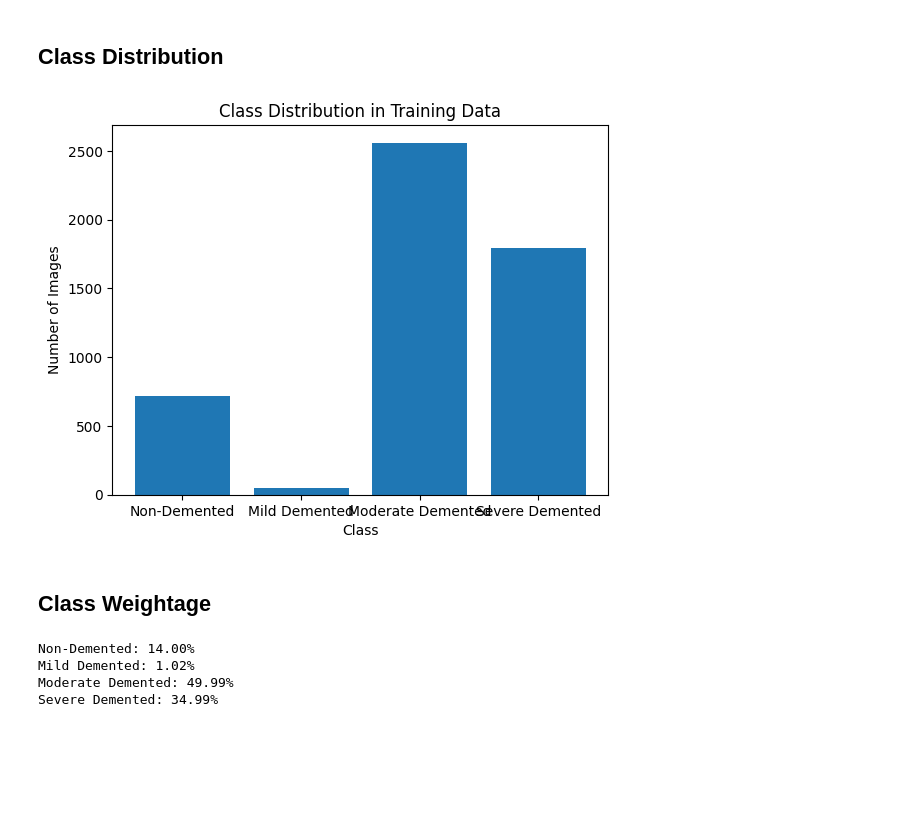
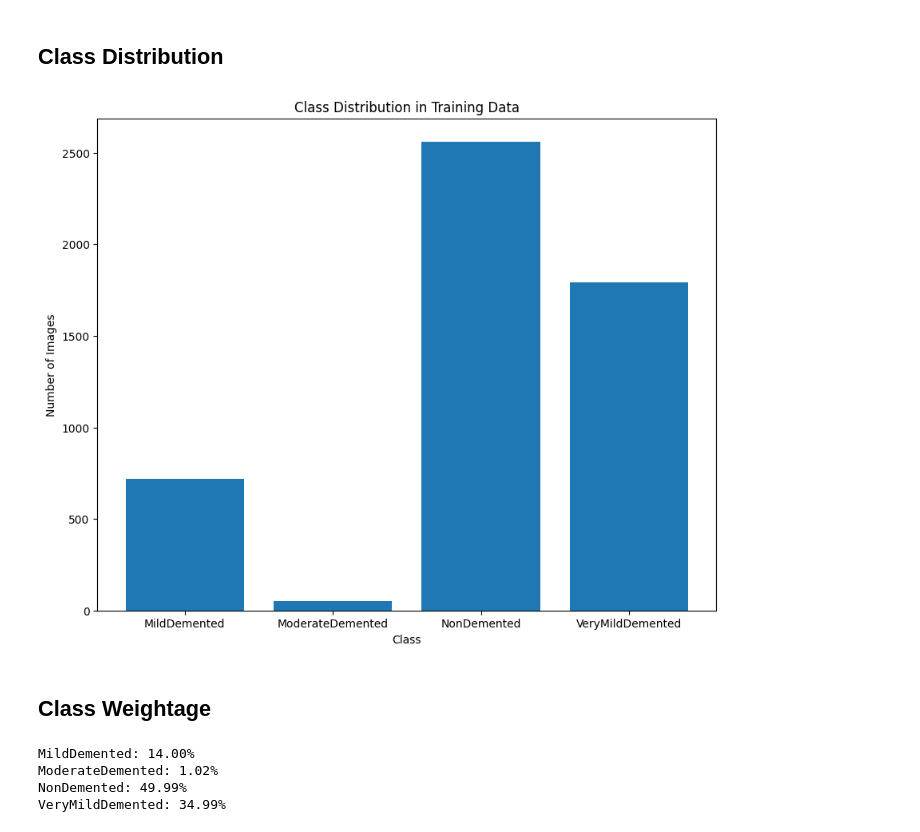
Before and after one commit to Jackhammer9/Alzheimer-CNN, a Jupyter notebook: notebooks/01-Data-Loading.ipynb, the cells around one changed output. Saved outputs shown, nothing was run; the diff lists cells and outputs as text; code cells hidden in the pictures; blank space fills up the shorter version.

```diff
--- a/notebooks/01-Data-Loading.ipynb
+++ b/notebooks/01-Data-Loading.ipynb
@@ -78,28 +76,28 @@ plt.show()
 # %%
 import numpy as np
 import matplotlib.pyplot as plt
 
 class_counts = np.zeros(4)
 for _, labels in train_dataset:
     class_counts += np.sum(labels.numpy(), axis=0)
 
-plt.bar(["Non-Demented", "Mild Demented", "Moderate Demented", "Severe Demented"], class_counts)
+plt.figure(figsize=(10, 8))
+plt.bar(class_names, class_counts)
 plt.title("Class Distribution in Training Data")
 plt.xlabel("Class")
 plt.ylabel("Number of Images")
 plt.show()
 # %% [output]
-[figure, old version]
+[figure, new version]
 # %% [markdown]
 <h2> Class Weightage </h2>
 # %%
-class_names = ["Non-Demented", "Mild Demented", "Moderate Demented", "Severe Demented"]
 sum_class_counts = np.sum(class_counts)
 
 for i, class_count in enumerate(class_counts):
     print(f'{class_names[i]}: {class_count/sum_class_counts*100:.2f}%')
 # %% [output]
-Non-Demented: 14.00%
-Mild Demented: 1.02%
-Moderate Demented: 49.99%
-Severe Demented: 34.99%
+MildDemented: 14.00%
+ModerateDemented: 1.02%
+NonDemented: 49.99%
+VeryMildDemented: 34.99%
```
Also changed, not shown: parts of 3 cells of this notebook, 1 other file.
